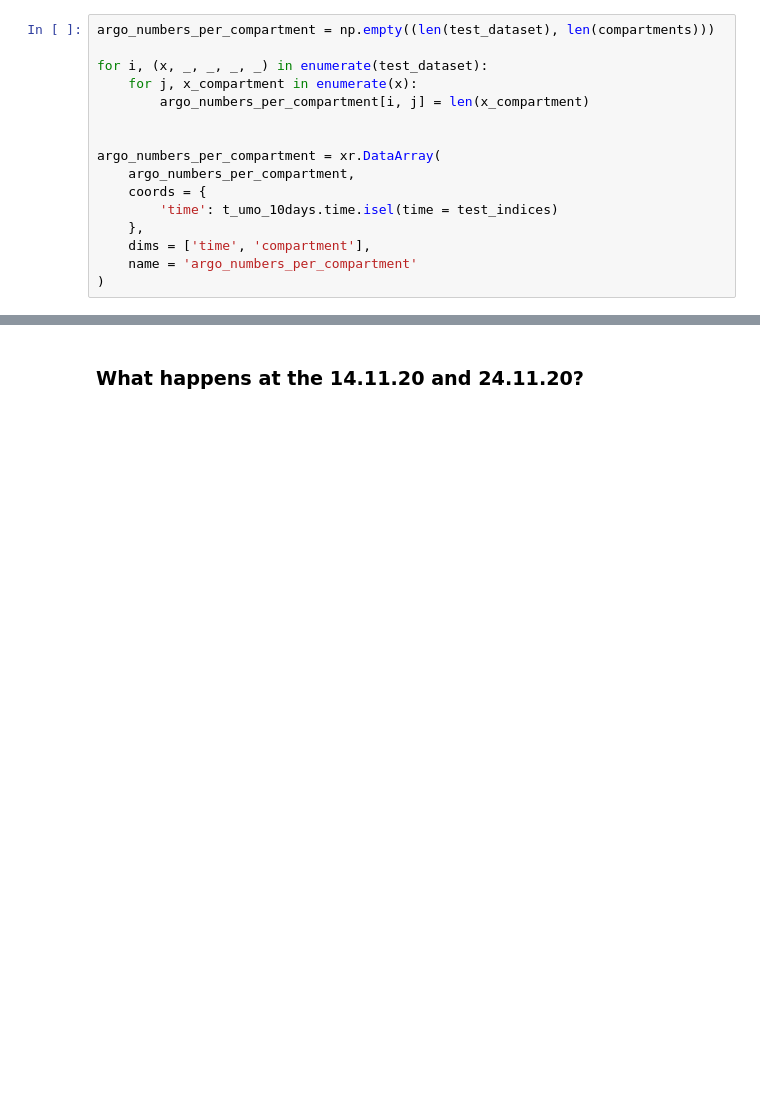
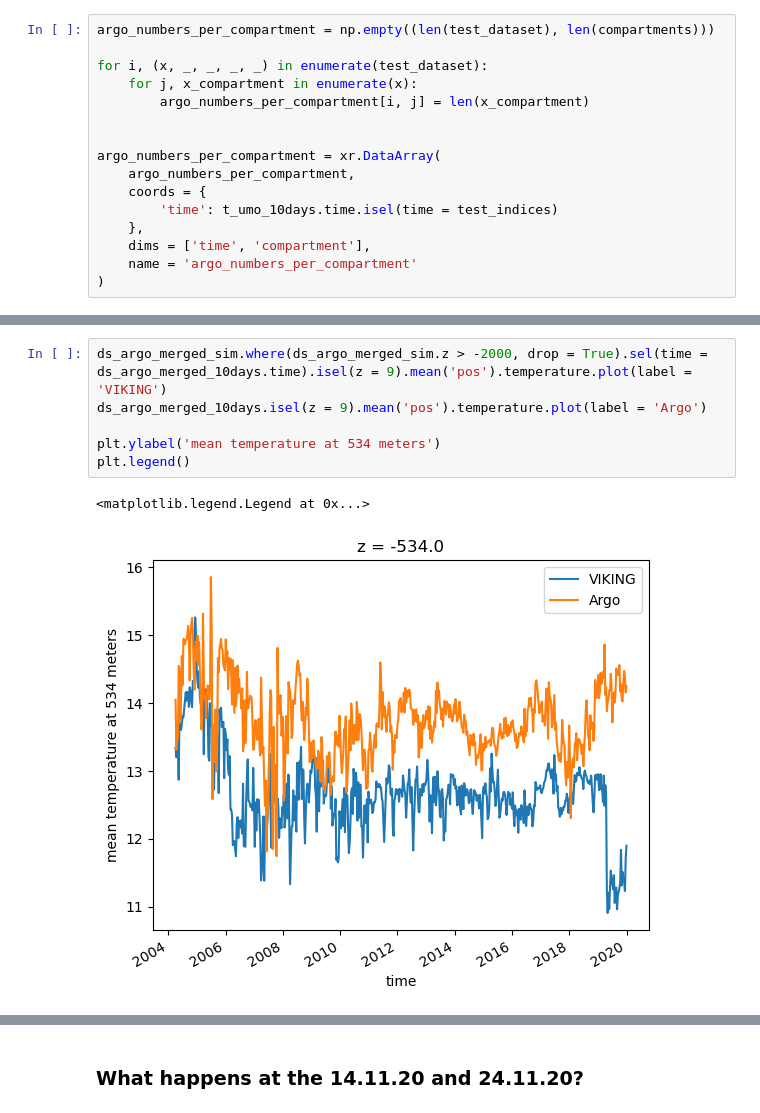
Before and after one commit to ywoelker/rapid-geostrophic-reconstruction, a Jupyter notebook: rapid_umo_reconstruction/06_argo_prediction.ipynb, the cells around one changed output, grey strips where cells are left out. Cells and saved outputs as stored; diff of their text form; blank space fills up the shorter version.

```diff
--- a/rapid_umo_reconstruction/06_argo_prediction.ipynb
+++ b/rapid_umo_reconstruction/06_argo_prediction.ipynb
@@ -2067,0 +2337,9 @@ plt.savefig('argo_nn_reconstruction.png')
+# %%
+ds_argo_merged_sim.where(ds_argo_merged_sim.z > -2000, drop = True).sel(time = ds_argo_merged_10days.time).isel(z = 9).mean('pos').temperature.plot(label = 'VIKING')
+ds_argo_merged_10days.isel(z = 9).mean('pos').temperature.plot(label = 'Argo')
+
+plt.ylabel('mean temperature at 534 meters')
+plt.legend()
+# %% [output]
+<matplotlib.legend.Legend at 0x...>
+[figure, added]
```
Also changed, not shown: parts of 32 cells of this notebook, 3 other files.
